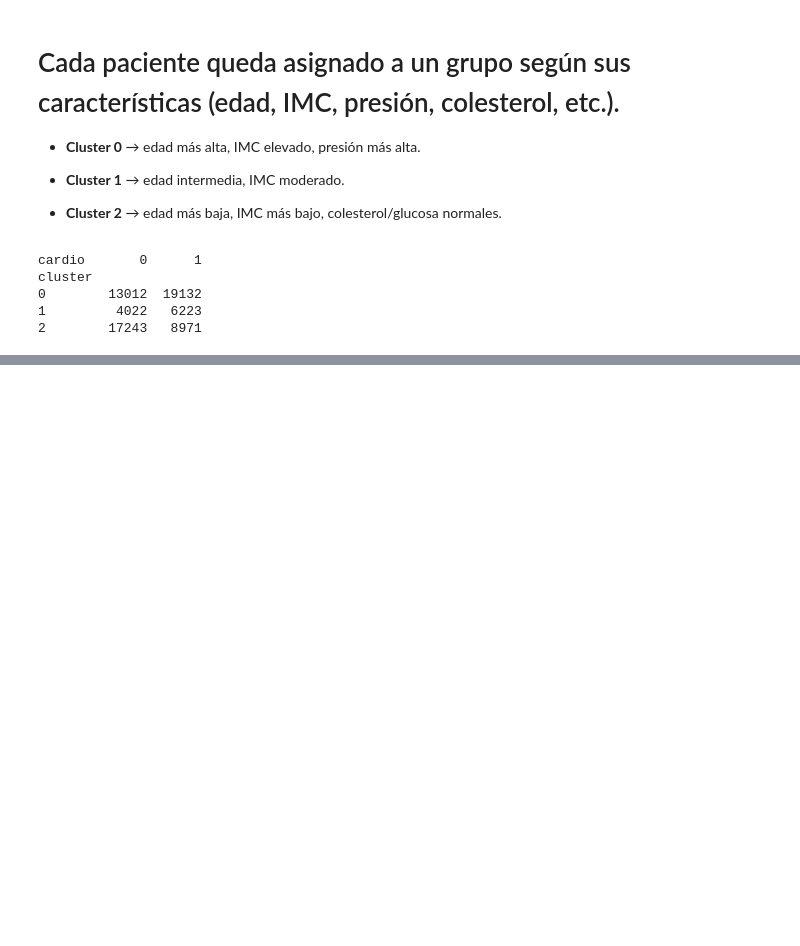
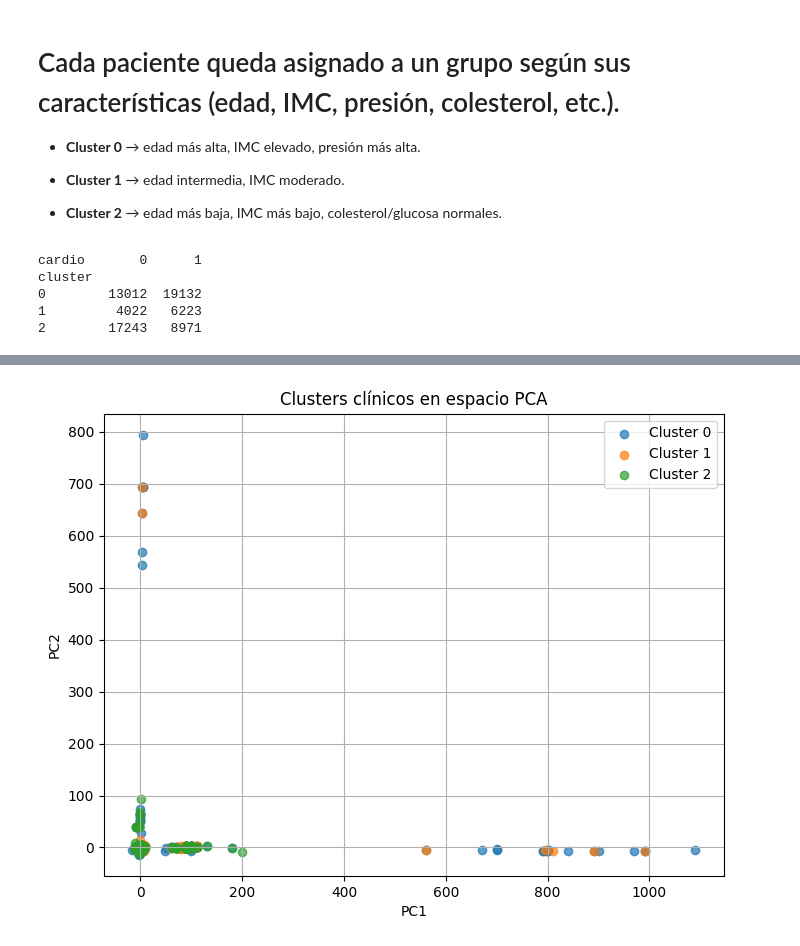
Before and after one commit to mariapaulaveram/MedicalExamination, a Jupyter notebook: 05_1_machine_learning_no_supervisado.ipynb, the cells around one changed output, grey strips where cells are left out. Saved outputs shown, nothing was run; the diff lists cells and outputs as text; code cells hidden in the pictures; blank space fills up the shorter version.

```diff
--- a/05_1_machine_learning_no supervisado.ipynb
+++ b/05_1_machine_learning_no_supervisado.ipynb
@@ -75,0 +116,17 @@ cluster
+# %%
+plt.figure(figsize=(8, 6))
+for i in range(3):  # tres clusters: 0, 1, 2
+    plt.scatter(
+        df[df["cluster"] == i]["PC1"],
+        df[df["cluster"] == i]["PC2"],
+        label=f"Cluster {i}",
+        alpha=0.7
+    )
+plt.xlabel("PC1")
+plt.ylabel("PC2")
+plt.title("Clusters clínicos en espacio PCA")
+plt.legend()
+plt.grid(True)
+plt.show()
+# %% [output]
+[figure, added]
```
Also changed, not shown: parts of 10 cells of this notebook, 5 other files.
